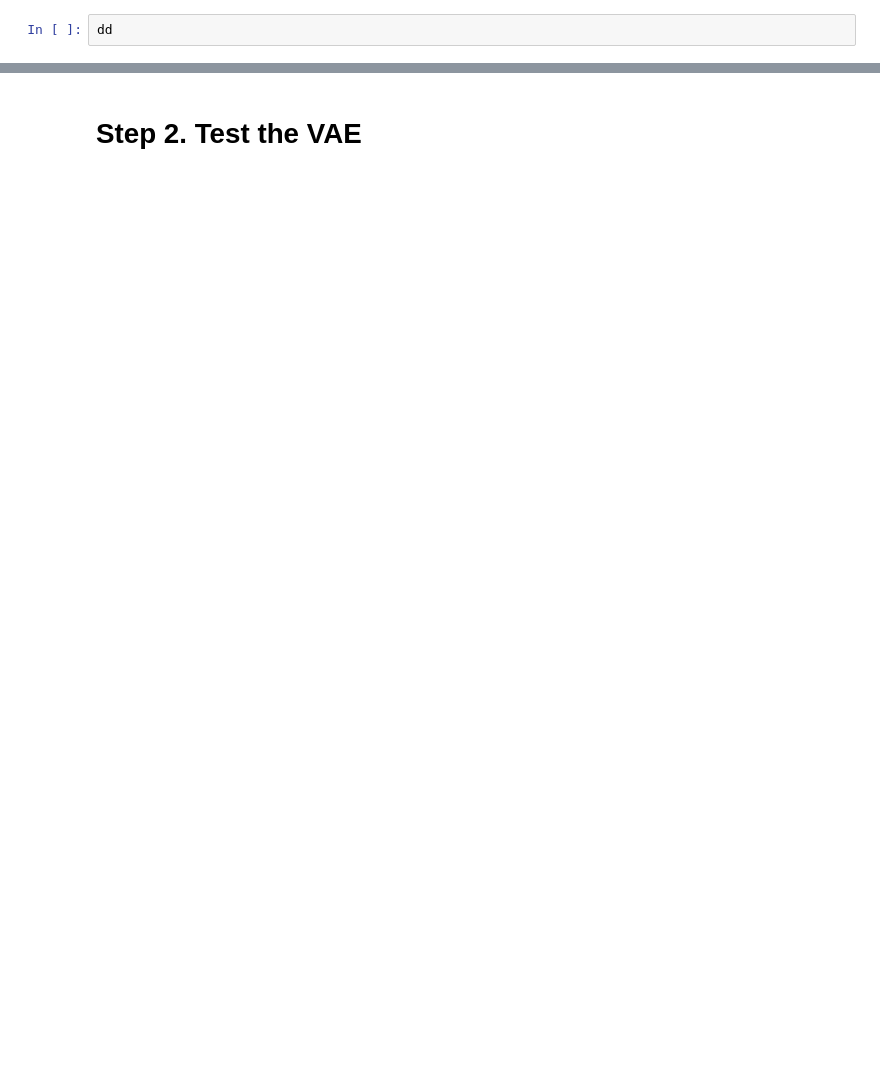
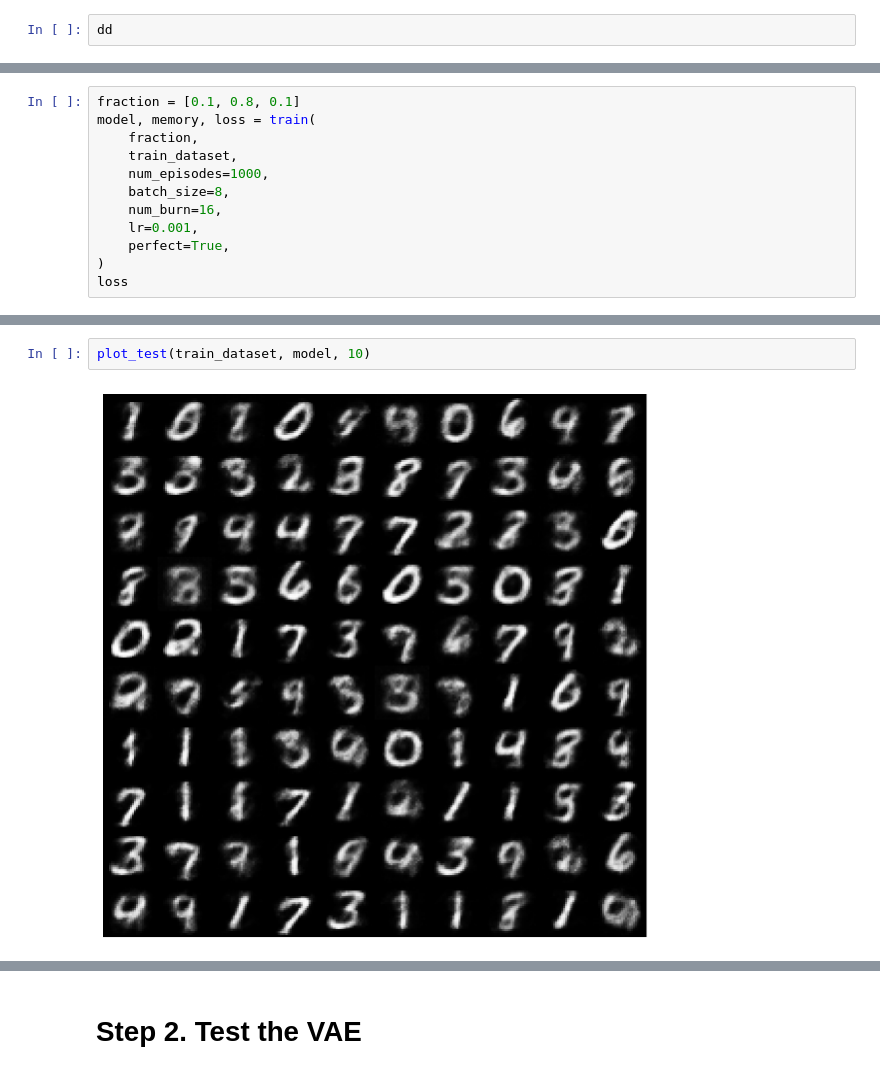
Before and after one commit to CoAxLab/newremagine, a Jupyter notebook: usage.ipynb, the cells around one changed output, grey strips where cells are left out. Saved outputs shown, nothing was run; the diff lists cells and outputs as text; blank space fills up the shorter version.

```diff
--- a/usage.ipynb
+++ b/usage.ipynb
@@ -25,0 +37,12 @@ As an example, we will use the easy to learn and visualize MINST data. This coll
+# %%
+fraction = [0.1, 0.8, 0.1]
+model, memory, loss = train(
+    fraction,
+    train_dataset,
+    num_episodes=1000,
+    batch_size=8,
+    num_burn=16,
+    lr=0.001,
+    perfect=True,
+)
+loss
@@ -25,0 +52,4 @@ As an example, we will use the easy to learn and visualize MINST data. This coll
+# %%
+plot_test(train_dataset, model, 10)
+# %% [output]
+[figure, added]
```
Also changed, not shown: parts of 16 cells of this notebook.
